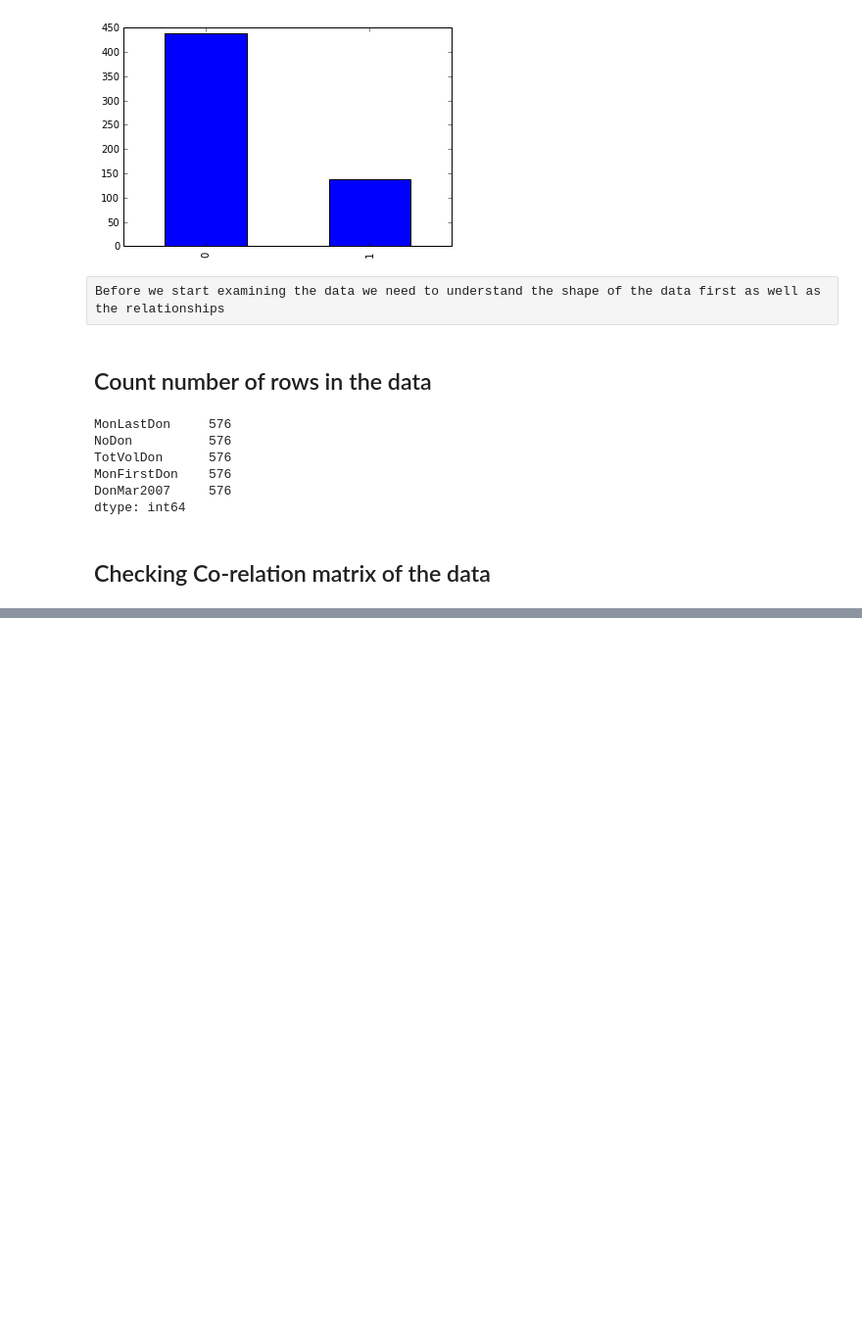
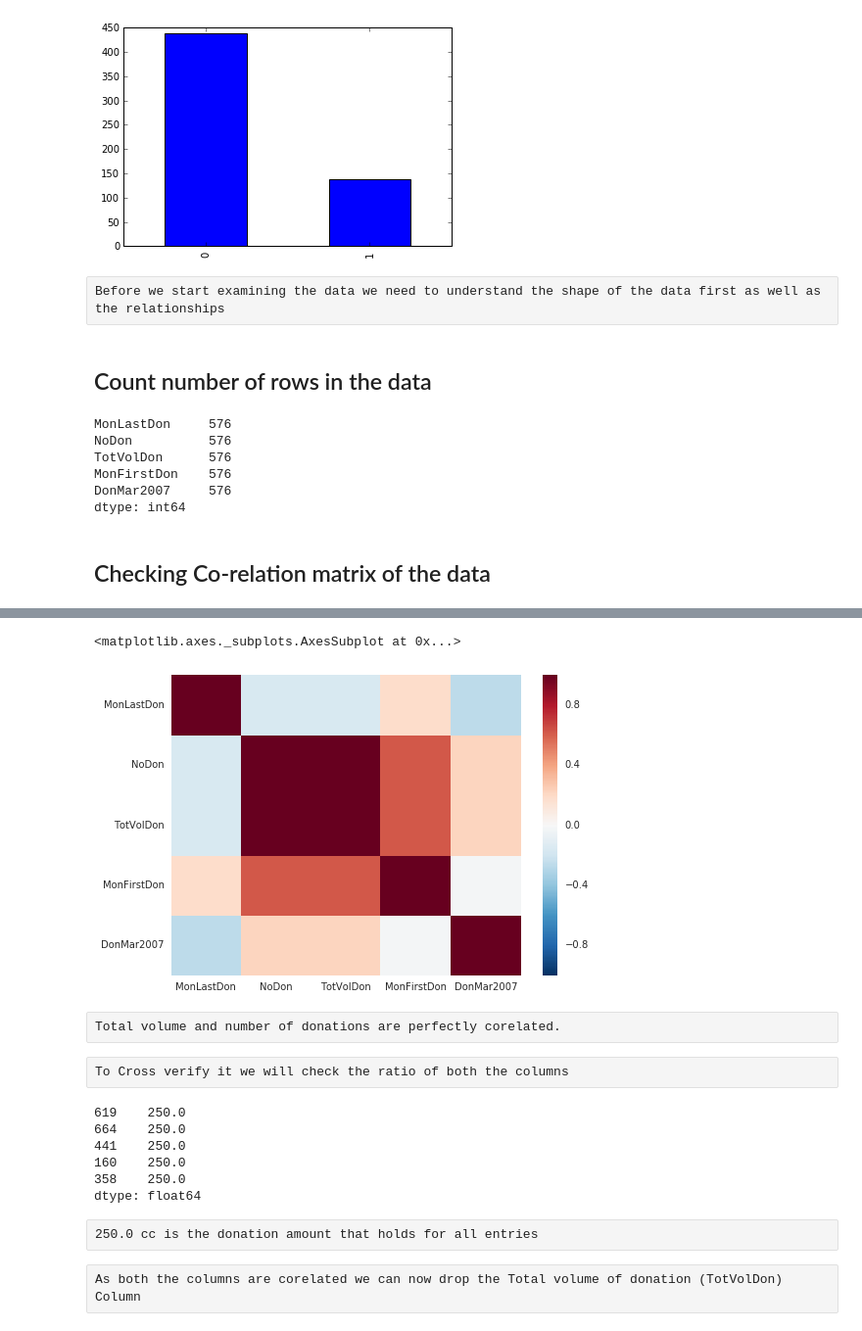
Before and after one commit to ukirderohit/Final-Project---Predict-Blood-Donations, a Jupyter notebook: Predict Blood Donation.ipynb, the cells around one changed output, grey strips where cells are left out. Shown at 98% size. Saved outputs shown, nothing was run; the diff lists cells and outputs as text; code cells hidden in the pictures; blank space fills up the shorter version.

```diff
--- a/Predict Blood Donation.ipynb
+++ b/Predict Blood Donation.ipynb
@@ -187,0 +186,9 @@ ImportError: No module named seaborn
+# %%
+sns.heatmap(df.corr())
+# %% [output]
+<matplotlib.axes._subplots.AxesSubplot at 0x...>
+[figure, added]
+# %% [raw]
+Total volume and number of donations are perfectly corelated.
+# %% [raw]
+To Cross verify it we will check the ratio of both the columns
@@ -187,0 +197,13 @@ ImportError: No module named seaborn
+# %%
+ratio_totno.head()
+# %% [output]
+619    250.0
+664    250.0
+441    250.0
+160    250.0
+358    250.0
+dtype: float64
+# %% [raw]
+250.0 cc is the donation amount that holds for all entries
+# %% [raw]
+As both the columns are corelated we can now drop the Total volume of donation (TotVolDon) Column
```
Also changed, not shown: parts of 4 cells of this notebook.
